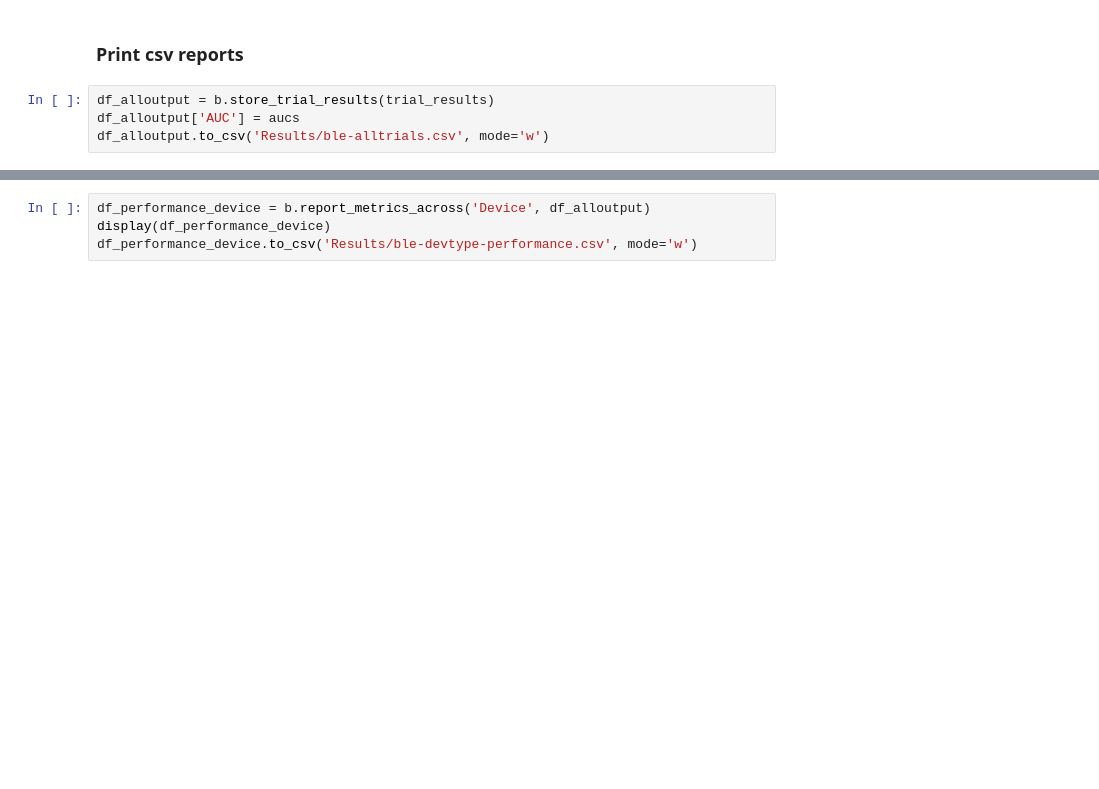
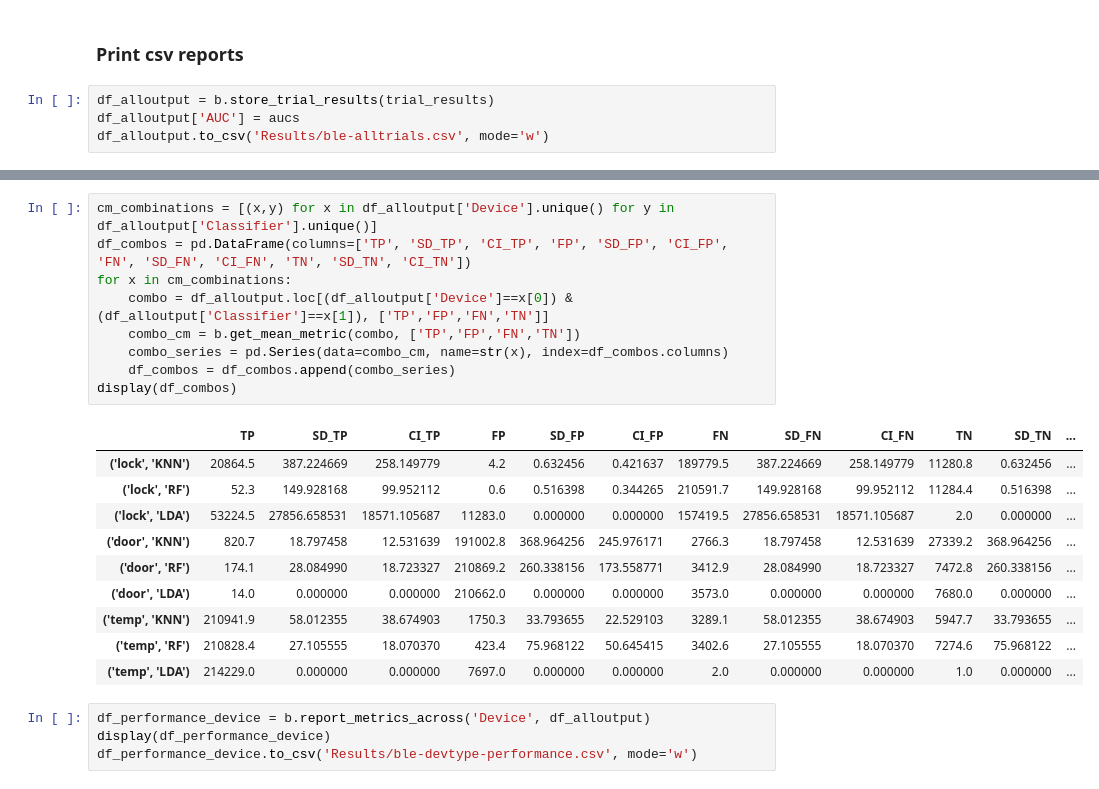
Before and after one commit to 7high/thesis, a Jupyter notebook: ble_classification.ipynb, the cells around one changed output, grey strips where cells are left out. Saved outputs shown, nothing was run; the diff lists cells and outputs as text; blank space fills up the shorter version.

Commit message:
Calculated mean confusion matrix

```diff
--- a/ble_classification.ipynb
+++ b/ble_classification.ipynb
@@ -168,3 +182,23 @@ df_alloutput.to_csv('Results/ble-alltrials.csv', mode='w')
+# %%
+cm_combinations = [(x,y) for x in df_alloutput['Device'].unique() for y in df_alloutput['Classifier'].unique()]
+df_combos = pd.DataFrame(columns=['TP', 'SD_TP', 'CI_TP', 'FP', 'SD_FP', 'CI_FP', 'FN', 'SD_FN', 'CI_FN', 'TN', 'SD_TN', 'CI_TN'])
+for x in cm_combinations:
+    combo = df_alloutput.loc[(df_alloutput['Device']==x[0]) & (df_alloutput['Classifier']==x[1]), ['TP','FP','FN','TN']]
+    combo_cm = b.get_mean_metric(combo, ['TP','FP','FN','TN'])
+    combo_series = pd.Series(data=combo_cm, name=str(x), index=df_combos.columns)
+    df_combos = df_combos.append(combo_series)
+display(df_combos)
+# %% [output]
+|  | TP | SD_TP | CI_TP | FP | SD_FP | CI_FP | FN | SD_FN | CI_FN | TN | SD_TN | ... |
+| ('lock', 'KNN') | 20864.5 | 387.224669 | 258.149779 | 4.2 | 0.632456 | 0.421637 | 189779.5 | 387.224669 | 258.149779 | 11280.8 | 0.632456 | ... |
+| ('lock', 'RF') | 52.3 | 149.928168 | 99.952112 | 0.6 | 0.516398 | 0.344265 | 210591.7 | 149.928168 | 99.952112 | 11284.4 | 0.516398 | ... |
+| ('lock', 'LDA') | 53224.5 | 27856.658531 | 18571.105687 | 11283.0 | 0.000000 | 0.000000 | 157419.5 | 27856.658531 | 18571.105687 | 2.0 | 0.000000 | ... |
+| ('door', 'KNN') | 820.7 | 18.797458 | 12.531639 | 191002.8 | 368.964256 | 245.976171 | 2766.3 | 18.797458 | 12.531639 | 27339.2 | 368.964256 | ... |
+| ('door', 'RF') | 174.1 | 28.084990 | 18.723327 | 210869.2 | 260.338156 | 173.558771 | 3412.9 | 28.084990 | 18.723327 | 7472.8 | 260.338156 | ... |
+| ('door', 'LDA') | 14.0 | 0.000000 | 0.000000 | 210662.0 | 0.000000 | 0.000000 | 3573.0 | 0.000000 | 0.000000 | 7680.0 | 0.000000 | ... |
+| ('temp', 'KNN') | 210941.9 | 58.012355 | 38.674903 | 1750.3 | 33.793655 | 22.529103 | 3289.1 | 58.012355 | 38.674903 | 5947.7 | 33.793655 | ... |
+| ('temp', 'RF') | 210828.4 | 27.105555 | 18.070370 | 423.4 | 75.968122 | 50.645415 | 3402.6 | 27.105555 | 18.070370 | 7274.6 | 75.968122 | ... |
+| ('temp', 'LDA') | 214229.0 | 0.000000 | 0.000000 | 7697.0 | 0.000000 | 0.000000 | 2.0 | 0.000000 | 0.000000 | 1.0 | 0.000000 | ... |
 # %%
 df_performance_device = b.report_metrics_across('Device', df_alloutput)
 display(df_performance_device)
```
Also changed, not shown: parts of 2 cells of this notebook, 2 other files.
